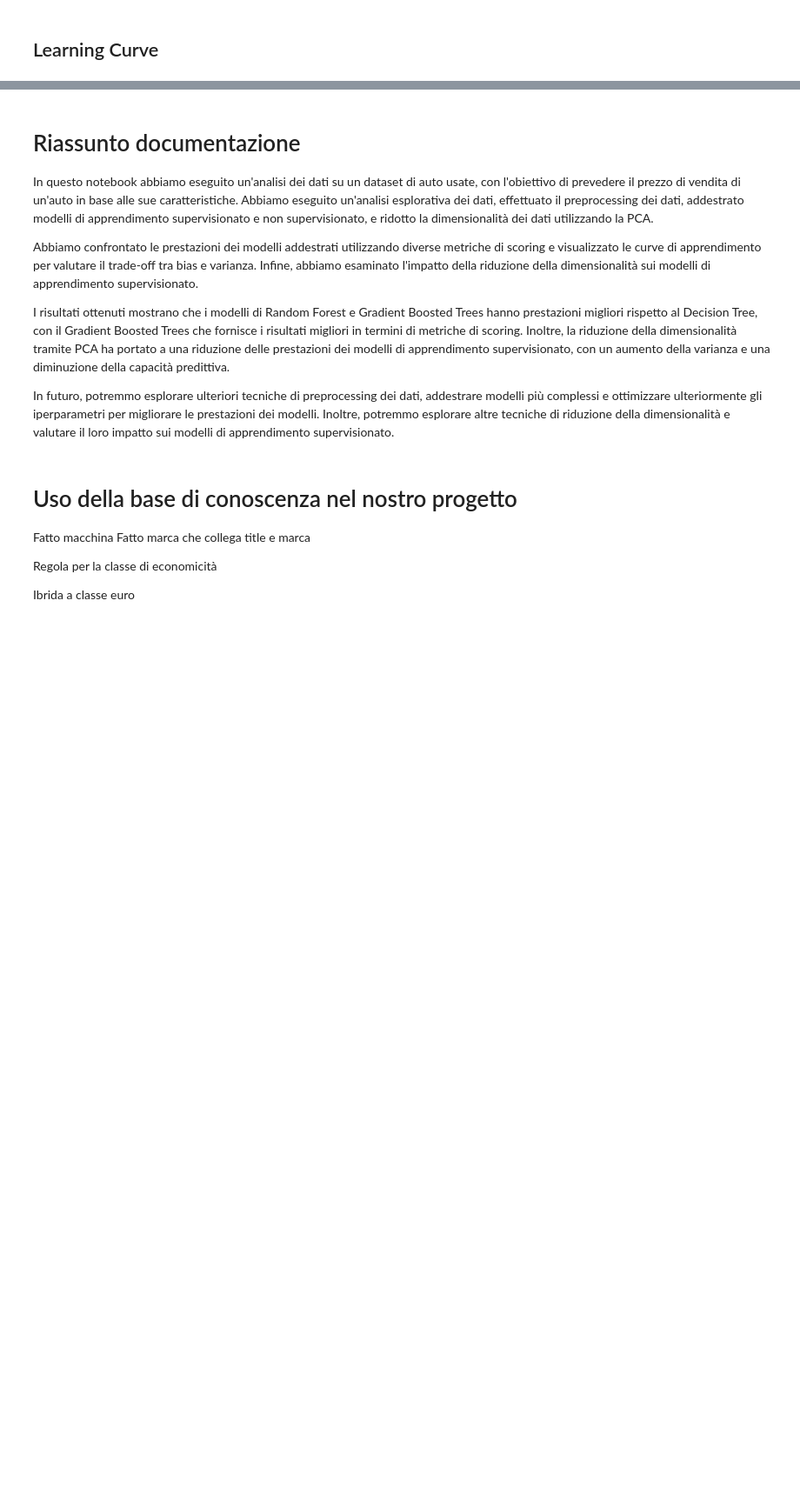
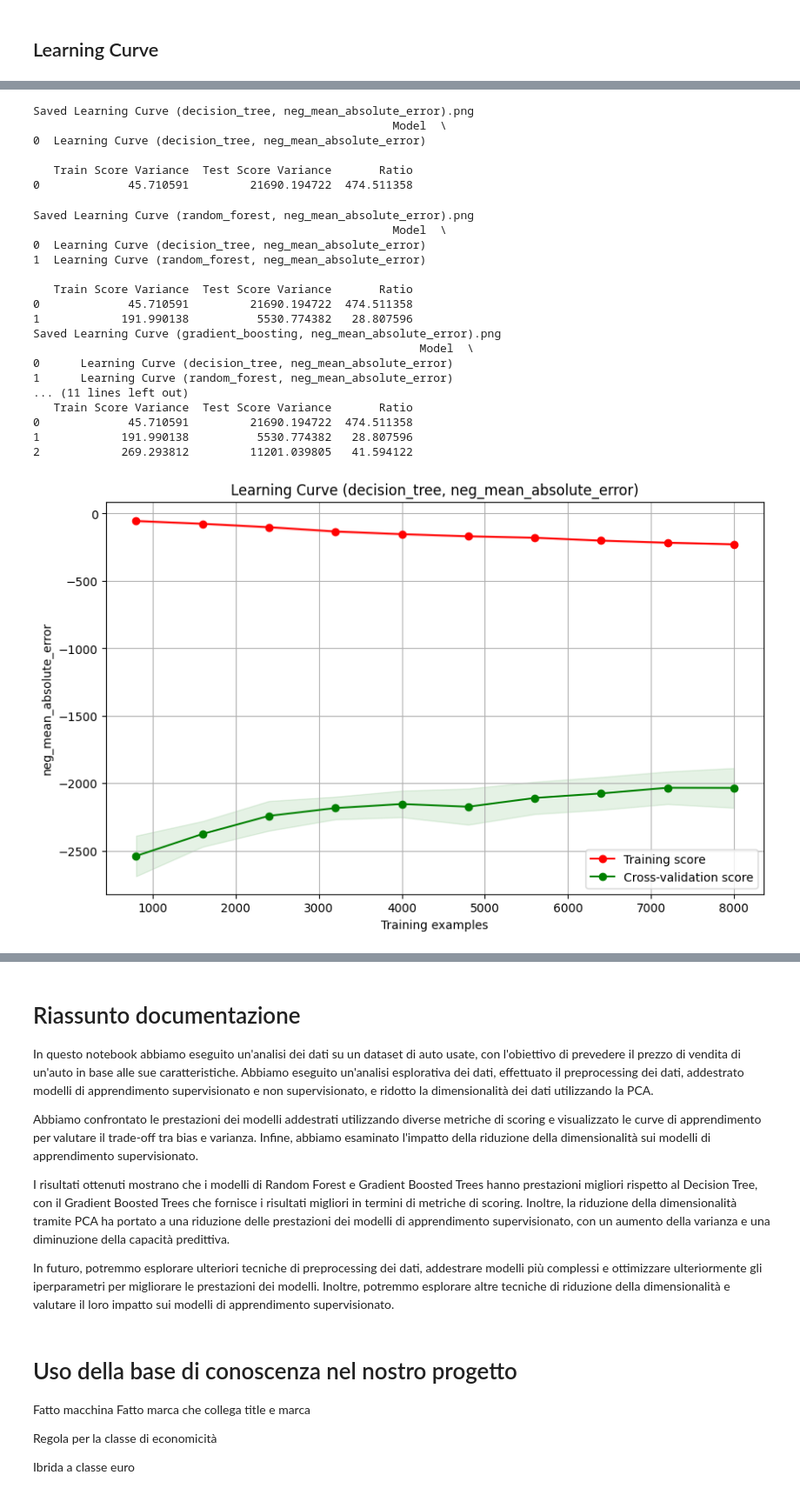
Before and after one commit to val-2/ICon, a Jupyter notebook: ICon/icon.ipynb, the cells around one changed output, grey strips where cells are left out. Shown: that part at 87% size. Drawn from its saved outputs; the diff is of its cells as text; code cells hidden in the pictures; blank space fills up the shorter version.

```diff
--- a/ICon/icon.ipynb
+++ b/ICon/icon.ipynb
@@ -297,6 +428,2 @@ performance_comparison(results, scorings)
 # %% [markdown]
 ## Learning Curve
-# %%
-import pandas as pd
-
-show_learning_curves(tries, X, y)
@@ -316,17 +429,0 @@ KeyboardInterrupt:
-# %%
-from sklearn.cluster import KMeans
-import matplotlib.pyplot as plt
-
-# Calcola la somma dei quadrati interni per diversi numeri di cluster
-wcss = []
-for i in range(1, 7):
-    kmeans = KMeans(n_clusters=i, init='k-means++', max_iter=300, n_init=10, random_state=42)
-    kmeans.fit(X)
-    wcss.append(kmeans.inertia_)
-
-# Crea un grafico con il numero di cluster sull'asse x e WCSS sull'asse y
-plt.plot(range(1, 7), wcss)
-plt.title('Elbow Method')
-plt.xlabel('Number of clusters')
-plt.ylabel('Somma delle distanze quadrate interne')
-plt.show()
@@ -335,15 +429,0 @@ plt.show()
-# %%
-n_clusters = 3  # o 4???
-
-kmeans = KMeans(n_clusters=n_clusters, random_state=42)
-
-# Addestra il modello sui dati
-kmeans.fit(X)
-
-# Utilizza il modello per fare previsioni
-predictions = kmeans.predict(X)
-
-# Aggiungi le previsioni al DataFrame
-preprocessed_df['Cluster'] = predictions
-
-...
@@ -483,2 +429,0 @@ performance_comparison(results_pca, scorings)
-# %%
-show_learning_curves(tries_pca, pca_X, y)
@@ -500,0 +430,29 @@ Saved Learning Curve (Gradient Boosted Trees, neg_root_mean_squared_error).png
+# %%
+cv = RepeatedKFold(n_splits=5, n_repeats=3)
+var_df = show_learning_curves(results, X, y, cv)
+print(var_df.head())
+# %% [output]
+Saved Learning Curve (decision_tree, neg_mean_absolute_error).png
+                                                     Model  \
+0  Learning Curve (decision_tree, neg_mean_absolute_error)
+
+   Train Score Variance  Test Score Variance       Ratio
+0             45.710591         21690.194722  474.511358
+Saved Learning Curve (random_forest, neg_mean_absolute_error).png
+                                                     Model  \
+0  Learning Curve (decision_tree, neg_mean_absolute_error)
+1  Learning Curve (random_forest, neg_mean_absolute_error)
+
+   Train Score Variance  Test Score Variance       Ratio
+0             45.710591         21690.194722  474.511358
+1            191.990138          5530.774382   28.807596
+Saved Learning Curve (gradient_boosting, neg_mean_absolute_error).png
+                                                         Model  \
+0      Learning Curve (decision_tree, neg_mean_absolute_error)
+1      Learning Curve (random_forest, neg_mean_absolute_error)
+... (11 lines left out)
+   Train Score Variance  Test Score Variance       Ratio
+0             45.710591         21690.194722  474.511358
+1            191.990138          5530.774382   28.807596
+2            269.293812         11201.039805   41.594122
+[figure, added]
```
Also changed, not shown: parts of 27 cells of this notebook, 7 other files.
